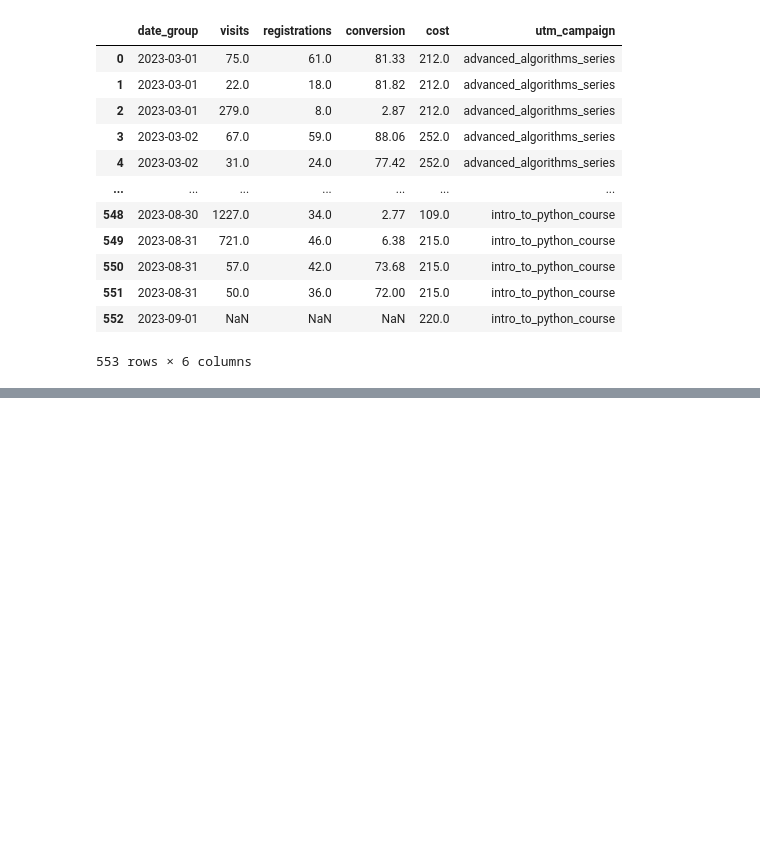
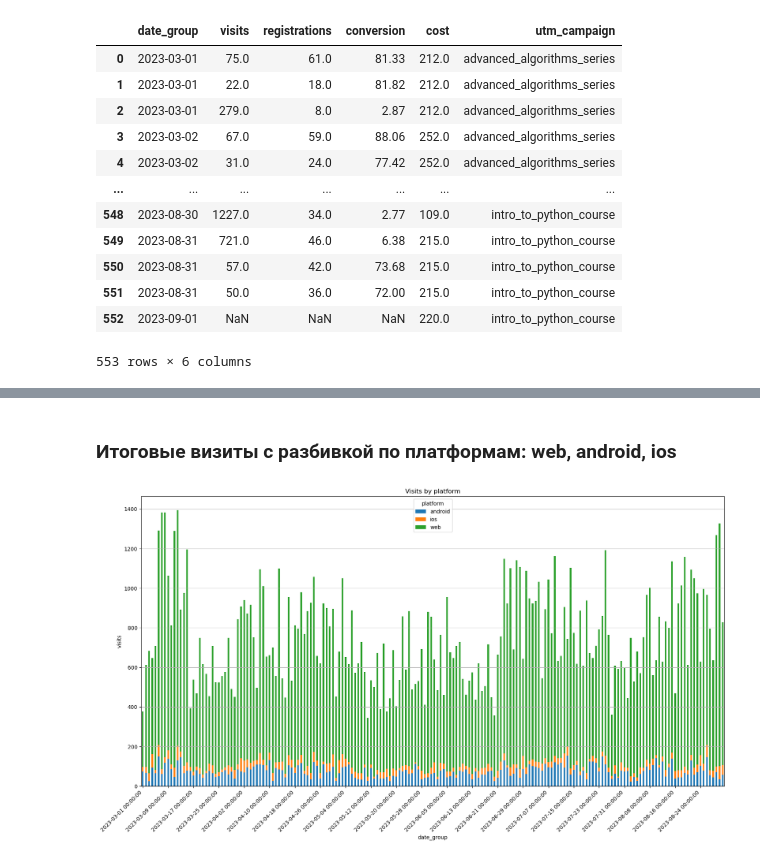
Before and after one commit to archi0619/data-analytics-project-100, a Jupyter notebook: Conversion_Dashboard.ipynb, the cells around one changed output, grey strips where cells are left out. Cells and saved outputs as stored; diff of their text form; code cells hidden in the pictures; blank space fills up the shorter version.

```diff
--- a/Conversion_Dashboard.ipynb
+++ b/Conversion_Dashboard.ipynb
@@ -333,0 +388,28 @@ df_out.to_json("ads.json")
+# %% [markdown]
+### Итоговые визиты с разбивкой по платформам: web, android, ios
+# %%
+df_graf_visit_grouped_platform = df_visit_grouped.copy(deep=True)
+
+df_graf_visit_grouped_platform['date_group'] = pd.to_datetime(df_graf_visit_grouped_platform['date_group'])
+
+fig, ax = plt.subplots(figsize=(20, 10))
+
+df_graf_visit_grouped_platform.groupby(['date_group', 'platform']).sum()['visits'].unstack().plot(kind='bar', stacked=True, ax=ax)
+
+ax.set_xlabel('date_group')
+ax.set_ylabel('visits')
+ax.set_title('Visits by platform')
+
+ax.legend(title='platform')
+
+ax.yaxis.grid(True)
+
+plt.xticks(rotation=45, ha='right')
+
+ax.xaxis.set_major_locator(plt.MaxNLocator(30))
+
+plt.savefig('./hexlet-data-analytics/data-analytics-project-100/charts/total_visits_by_platform.png', bbox_inches='tight')
+
+plt.show()
+# %% [output]
+[figure, added]
```
Also changed, not shown: parts of 25 cells of this notebook, 16 other files.
